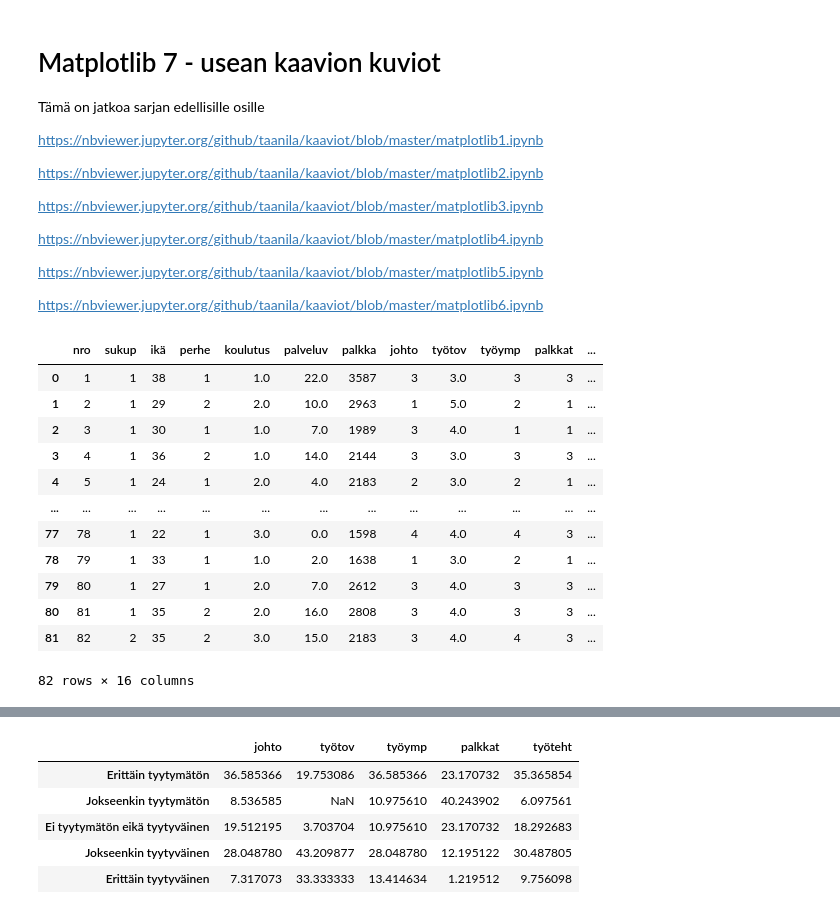
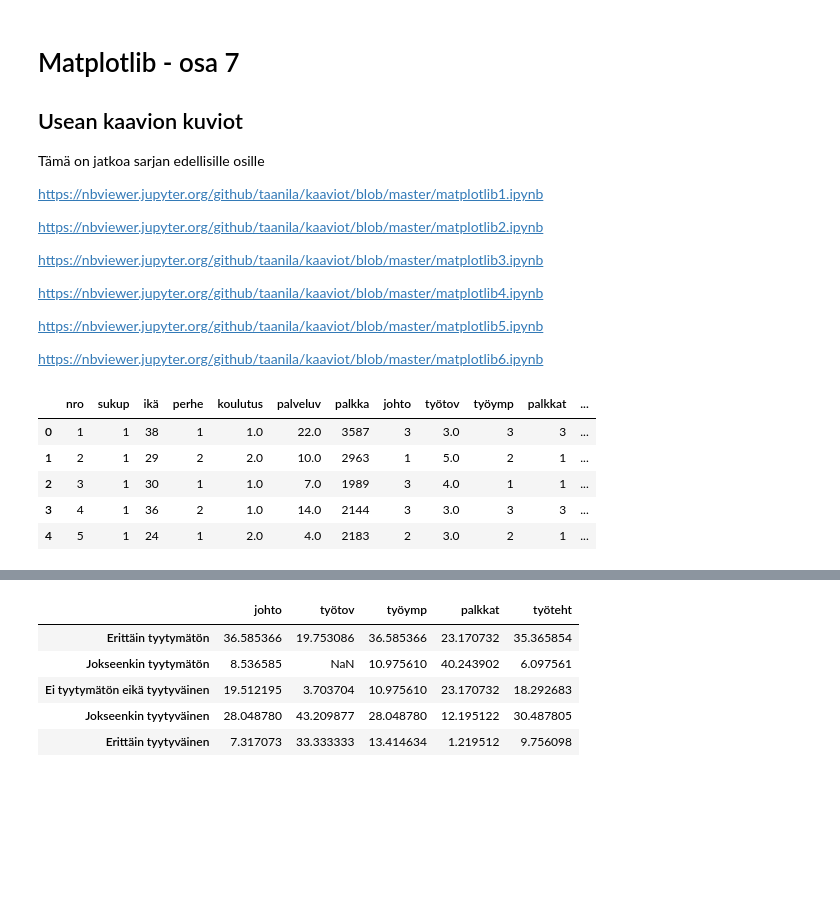
Before and after one commit to taanila/kaaviot, a Jupyter notebook: matplotlib7.ipynb, the cells around one changed output, grey strips where cells are left out. Cells and saved outputs as stored; diff of their text form; code cells hidden in the pictures; blank space fills up the shorter version.

```diff
--- a/matplotlib7.ipynb
+++ b/matplotlib7.ipynb
@@ -6,5 +6,6 @@ Päivitetty 2022-03-18 15:47:15.603784
 # %% [markdown]
-# Matplotlib 7 - usean kaavion kuviot
+<h1>Matplotlib - osa 7</h1>
+<h2>Usean kaavion kuviot</h2>
 
 Tämä on jatkoa sarjan edellisille osille
 
@@ -28,18 +27,11 @@ plt.style.use('seaborn-white')
 # %%
-df = pd.read_excel('http://taanila.fi/data1.xlsx')
-df
+df = pd.read_excel('https://taanila.fi/data1.xlsx')
+df.head()
 # %% [output]
 |  | nro | sukup | ikä | perhe | koulutus | palveluv | palkka | johto | työtov | työymp | palkkat | ... |
 | 0 | 1 | 1 | 38 | 1 | 1.0 | 22.0 | 3587 | 3 | 3.0 | 3 | 3 | ... |
 | 1 | 2 | 1 | 29 | 2 | 2.0 | 10.0 | 2963 | 1 | 5.0 | 2 | 1 | ... |
 | 2 | 3 | 1 | 30 | 1 | 1.0 | 7.0 | 1989 | 3 | 4.0 | 1 | 1 | ... |
 | 3 | 4 | 1 | 36 | 2 | 1.0 | 14.0 | 2144 | 3 | 3.0 | 3 | 3 | ... |
 | 4 | 5 | 1 | 24 | 1 | 2.0 | 4.0 | 2183 | 2 | 3.0 | 2 | 1 | ... |
-| ... | ... | ... | ... | ... | ... | ... | ... | ... | ... | ... | ... | ... |
-| 77 | 78 | 1 | 22 | 1 | 3.0 | 0.0 | 1598 | 4 | 4.0 | 4 | 3 | ... |
-| 78 | 79 | 1 | 33 | 1 | 1.0 | 2.0 | 1638 | 1 | 3.0 | 2 | 1 | ... |
-| 79 | 80 | 1 | 27 | 1 | 2.0 | 7.0 | 2612 | 3 | 4.0 | 3 | 3 | ... |
-| 80 | 81 | 1 | 35 | 2 | 2.0 | 16.0 | 2808 | 3 | 4.0 | 3 | 3 | ... |
-| 81 | 82 | 2 | 35 | 2 | 3.0 | 15.0 | 2183 | 3 | 4.0 | 4 | 3 | ... |
-82 rows × 16 columns
 # %% [markdown]
```
Also changed, not shown: parts of 10 cells of this notebook.
